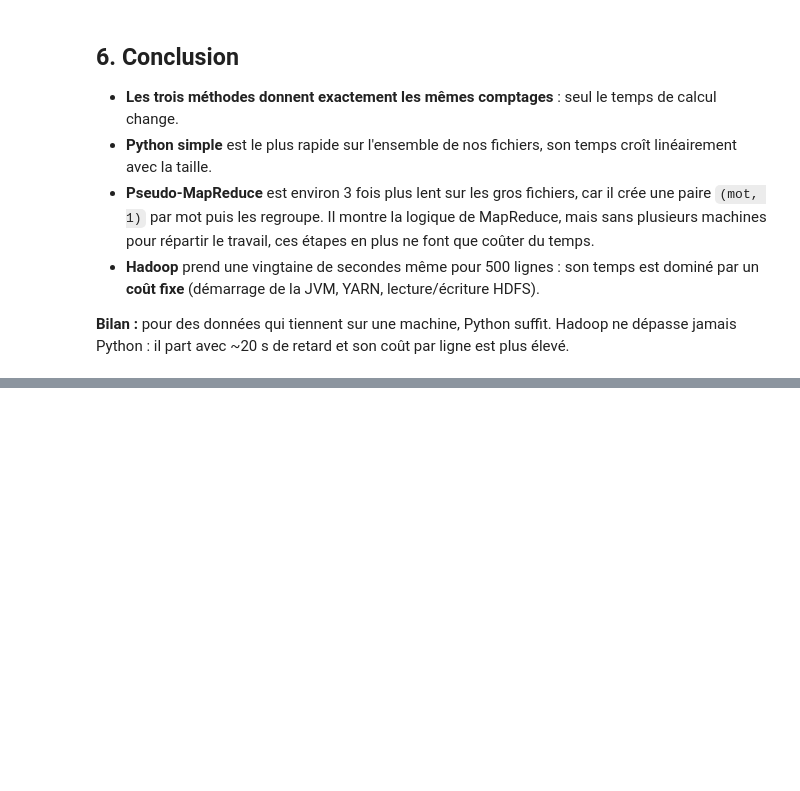
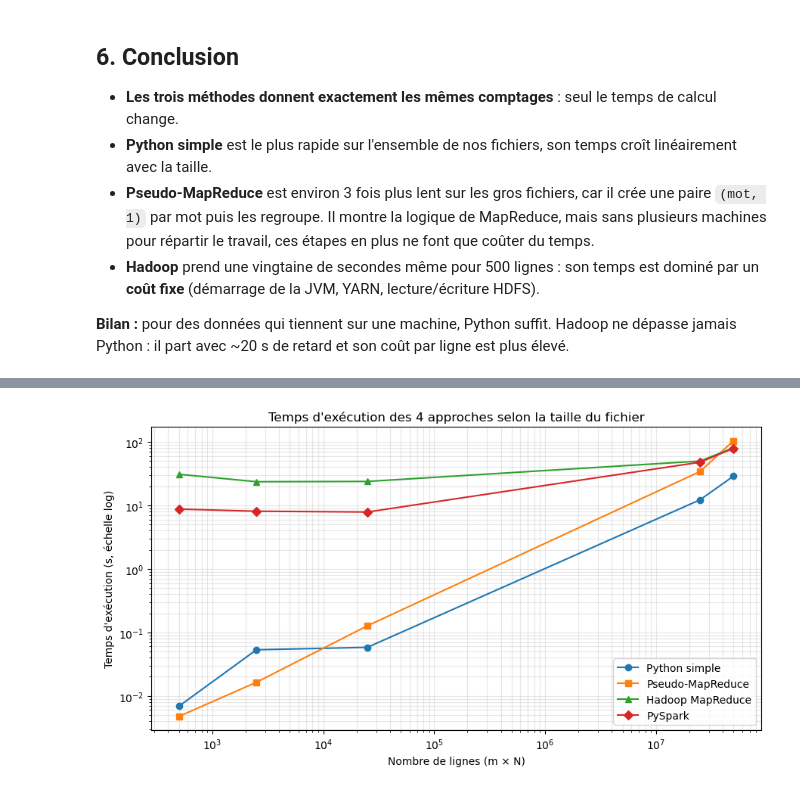
Before and after one commit to ZeloIbrahim/bigdata, a Jupyter notebook: TP1/TP_WordCount_BigData.ipynb, the cells around one changed output, grey strips where cells are left out. Cells and saved outputs as stored; diff of their text form; code cells hidden in the pictures; blank space fills up the shorter version.

Commit message:
TP fini +PySpark

```diff
--- a/TP1/TP_WordCount_BigData.ipynb
+++ b/TP1/TP_WordCount_BigData.ipynb
@@ -316,0 +352,10 @@ plt.tight_layout(); plt.show()
+# %%
+from pyspark.sql import SparkSession
+
+debut = time.perf_counter()
+spark = (SparkSession.builder.master("local[*]").appName("WordCount")
+         .config("spark.ui.showConsoleProgress", "false").getOrCreate())
+sc = spark.sparkContext
+sc.setLogLevel("ERROR")
+temps_demarrage_spark = time.perf_counter() - debut
+print(f"Spark démarré en {temps_demarrage_spark:.2f} s ({sc.defaultParallelism} cœurs)")
@@ -316,0 +364,14 @@ plt.tight_layout(); plt.show()
+# %%
+def wordcount_spark(fichier):
+    rdd = sc.textFile(os.path.abspath(fichier))
+    comptes = (rdd.flatMap(lambda ligne: ligne.split())
+                  .map(lambda mot: (mot, 1))
+                  .reduceByKey(lambda a, b: a + b))
+    return dict(comptes.collect())
+
+wordcount_spark(FICHIERS[M_VALEURS[0]])   # échauffement : le premier job est plus lent
+
+resultats_v4, temps_v4 = {}, {}
+for m, fichier in FICHIERS.items():
+    resultats_v4[m], temps_v4[m] = mesurer(wordcount_spark, fichier)
+    print(f"{m * N:9d} lignes : {temps_v4[m]:.3f} s")
@@ -316,0 +384,4 @@ plt.tight_layout(); plt.show()
+# %%
+# Test : PySpark trouve les mêmes comptages que Python simple
+for m in M_VALEURS:
+    print(f"{m * N:9d} lignes | mêmes comptages V1 et PySpark : {resultats_v1[m] == resultats_v4[m]}")
@@ -316,0 +416,16 @@ plt.tight_layout(); plt.show()
+# %%
+lignes = [m * N for m in M_VALEURS]
+
+fig, ax = plt.subplots(figsize=(9, 5))
+ax.plot(lignes, [temps_v1[m] for m in M_VALEURS], "o-", label="Python simple")
+ax.plot(lignes, [temps_v2[m] for m in M_VALEURS], "s-", label="Pseudo-MapReduce")
+ax.plot(lignes, [temps_v3[m] for m in M_VALEURS], "^-", label="Hadoop MapReduce")
+ax.plot(lignes, [temps_v4[m] for m in M_VALEURS], "D-", label="PySpark")
+ax.set_xscale("log"); ax.set_yscale("log")
+ax.set_xlabel("Nombre de lignes (m × N)")
+ax.set_ylabel("Temps d'exécution (s, échelle log)")
+ax.set_title("Temps d'exécution des 4 approches selon la taille du fichier")
+ax.grid(alpha=0.3, which="both"); ax.legend()
+plt.tight_layout(); plt.show()
+# %% [output]
+[figure, added]
```
Also changed, not shown: parts of 19 cells of this notebook, 1 other file.
